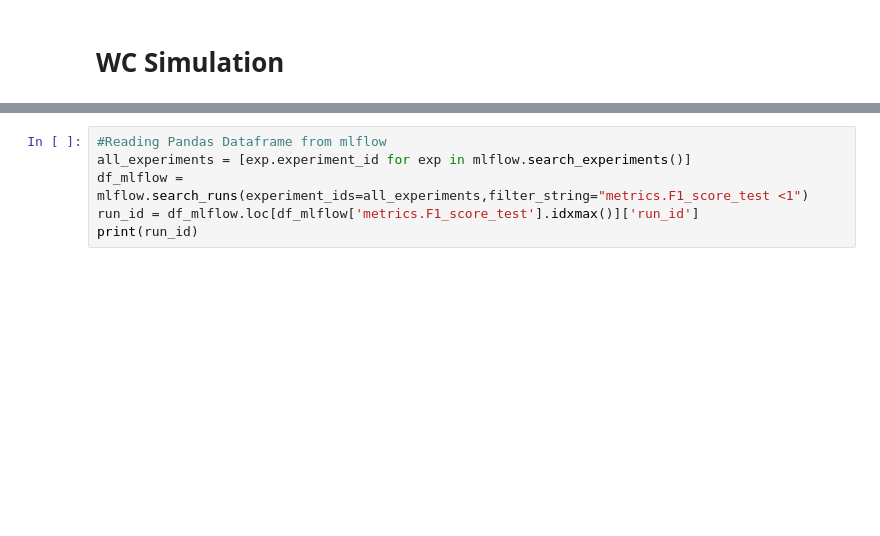
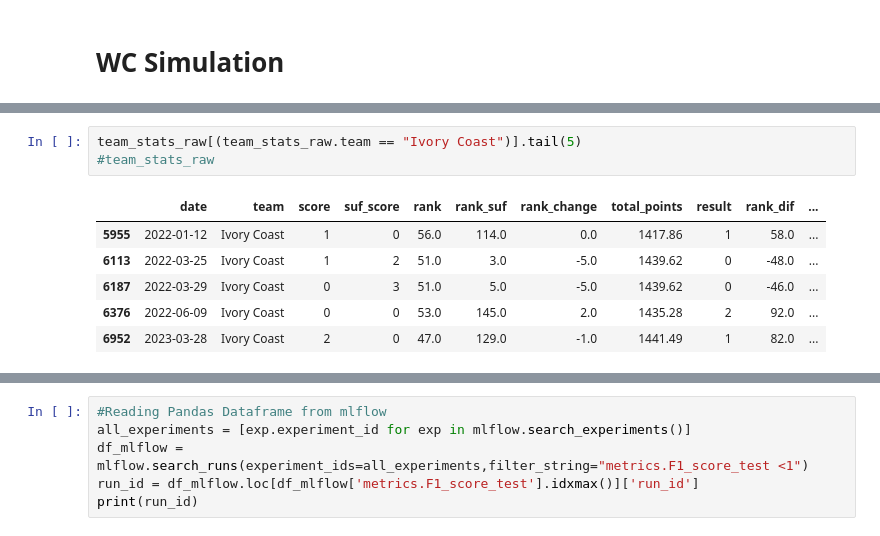
Before and after one commit to Youssouf46/mlops-back, a Jupyter notebook: Notebook/modeling.ipynb, the cells around one changed output, grey strips where cells are left out. Drawn from its saved outputs; the diff is of its cells as text; blank space fills up the shorter version.

```diff
--- a/Notebook/modeling.ipynb
+++ b/Notebook/modeling.ipynb
@@ -654,0 +727,10 @@ Gradient Boosting entraîne de nombreux modèles de manière progressive, additi
+# %%
+team_stats_raw[(team_stats_raw.team == "Ivory Coast")].tail(5)
+#team_stats_raw
+# %% [output]
+|  | date | team | score | suf_score | rank | rank_suf | rank_change | total_points | result | rank_dif | ... |
+| 5955 | 2022-01-12 | Ivory Coast | 1 | 0 | 56.0 | 114.0 | 0.0 | 1417.86 | 1 | 58.0 | ... |
+| 6113 | 2022-03-25 | Ivory Coast | 1 | 2 | 51.0 | 3.0 | -5.0 | 1439.62 | 0 | -48.0 | ... |
+| 6187 | 2022-03-29 | Ivory Coast | 0 | 3 | 51.0 | 5.0 | -5.0 | 1439.62 | 0 | -46.0 | ... |
+| 6376 | 2022-06-09 | Ivory Coast | 0 | 0 | 53.0 | 145.0 | 2.0 | 1435.28 | 2 | 92.0 | ... |
+| 6952 | 2023-03-28 | Ivory Coast | 2 | 0 | 47.0 | 129.0 | -1.0 | 1441.49 | 1 | 82.0 | ... |
```
Also changed, not shown: parts of 39 cells of this notebook, 8 other files.
